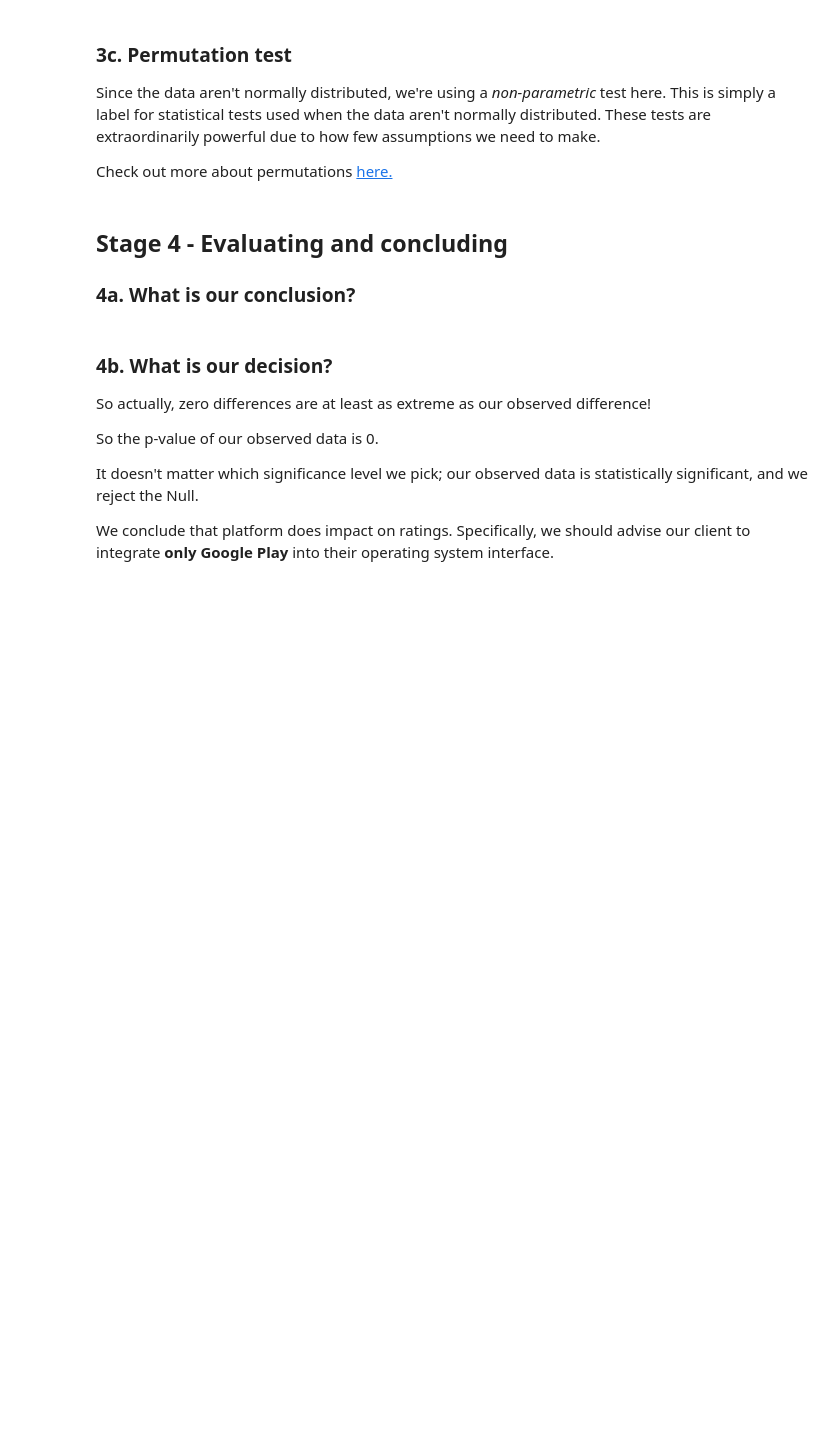
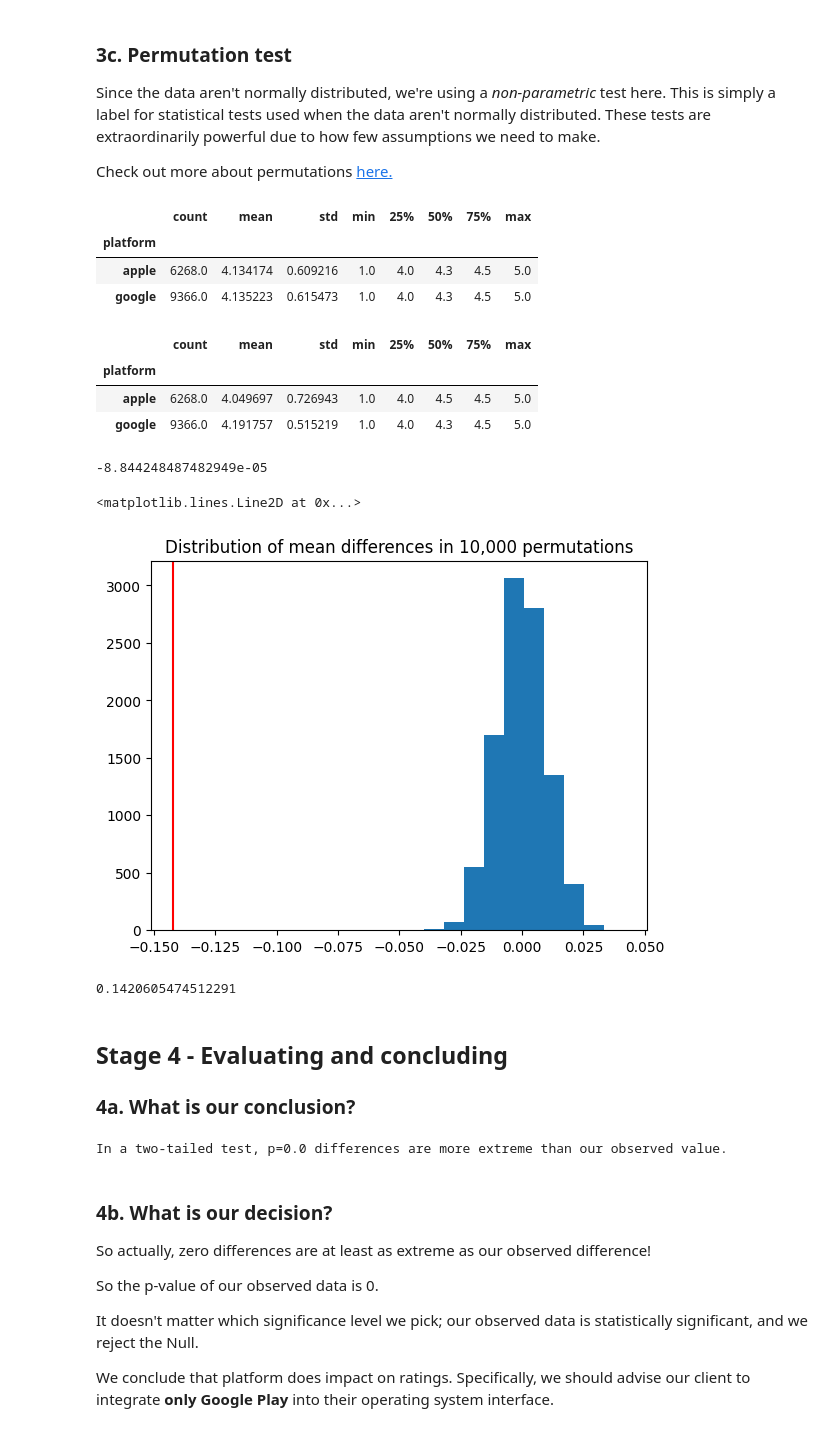
Before and after one commit to msc2106/springboard-data-science, a Jupyter notebook: app_project/Springboard Apps project - Tier 3 - Complete.ipynb, the cells around one changed output. Drawn from its saved outputs; the diff is of its cells as text; code cells hidden in the pictures; blank space fills up the shorter version.

```diff
--- a/app_project/Springboard Apps project - Tier 3 - Complete.ipynb
+++ b/app_project/Springboard Apps project - Tier 3 - Complete.ipynb
@@ -441,15 +494,27 @@ Since the data aren't normally distributed, we're using a *non-parametric* test
 
 Check out more about permutations [here.](http://rasbt.github.io/mlxtend/user_guide/evaluate/permutation_test/)
 # %%
+rng = np.random.default_rng(50)
+
 # Create a column called `Permutation1`, and assign to it the result of permuting (shuffling) the Rating column
 # This assignment will use our numpy object's random.permutation() method
-_ _ _
+df['Permutation1'] = rng.permutation(df.Rating)
 
 # Call the describe() method on our permutation grouped by 'platform'.
-_ _ _
+df.groupby('platform').Permutation1.describe()
+# %% [output]
+|  | count | mean | std | min | 25% | 50% | 75% | max |
+| platform |  |  |  |  |  |  |  |  |
+| apple | 6268.0 | 4.134174 | 0.609216 | 1.0 | 4.0 | 4.3 | 4.5 | 5.0 |
+| google | 9366.0 | 4.135223 | 0.615473 | 1.0 | 4.0 | 4.3 | 4.5 | 5.0 |
 # %%
 # Lets compare with the previous analytical summary:
-_ _ _
+df.groupby('platform').Rating.describe()
+# %% [output]
+|  | count | mean | std | min | 25% | 50% | 75% | max |
+| platform |  |  |  |  |  |  |  |  |
+| apple | 6268.0 | 4.049697 | 0.726943 | 1.0 | 4.0 | 4.5 | 4.5 | 5.0 |
+| google | 9366.0 | 4.191757 | 0.515219 | 1.0 | 4.0 | 4.3 | 4.5 | 5.0 |
 # %%
 # The difference in the means for Permutation1 (0.001103) now looks hugely different to our observed difference of 0.14206.
 # It's sure starting to look like our observed difference is significant, and that the Null is false; platform does impact on ratings
@@ -457,24 +522,38 @@ _ _ _
 # Let's create a vector with the differences - that will be the distibution of the Null.
 
 # First, make a list called difference.
-_ _ _
-
 # Now make a for loop that does the following 10,000 times:
 # 1. makes a permutation of the 'Rating' as you did above
 # 2. calculates the difference in the mean rating for apple and the mean rating for google.
-_ _ _
+
+def permute_plat_diff(df, rng):
+    permute_ratings = rng.permutation(df.Rating)
+    difference = permute_ratings[df.platform=='apple'].mean() - permute_ratings[df.platform=='google'].mean()
+    return difference
+
+difference = np.array([permute_plat_diff(df, rng) for _ in range(10000)])
+np.mean(difference)
+# %% [output]
+-8.844248487482949e-05
 # %%
 # Make a variable called 'histo', and assign to it the result of plotting a histogram of the difference list.
-_ _ _
+hist = plt.hist(difference)
+plt.title("Distribution of mean differences in 10,000 permutations");
+plt.axvline(apple_ratings.mean() - google_ratings.mean(), color='red')
+# %% [output]
+<matplotlib.lines.Line2D at 0x...>
+[figure, added]
 # %%
 # Now make a variable called obs_difference, and assign it the result of the mean of our 'apple' variable and the mean of our 'google variable'
-_ _ _
+obs_difference = apple_ratings.mean() - google_ratings.mean()
 
 # Make this difference absolute with the built-in abs() function.
-_ _ _
+obs_difference = abs(obs_difference)
 
 # Print out this value; it should be 0.1420605474512291.
-_ _ _
+print(obs_difference)
+# %% [output]
+0.1420605474512291
 # %% [markdown]
 ## Stage 4 -  Evaluating and concluding
 ### 4a. What is our conclusion?
@@ -488,7 +567,9 @@ As a result, we're going to count how many of the differences in our difference
 
 If less than or equal to 5% of them are, then we will reject the Null.
 '''
-_ _ _
+print(f'In a two-tailed test, p={(np.abs(difference) >= obs_difference).mean()} differences are more extreme than our observed value.')
+# %% [output]
+In a two-tailed test, p=0.0 differences are more extreme than our observed value.
 # %% [markdown]
 ### 4b. What is our decision?
 So actually, zero differences are at least as extreme as our observed difference!
```
Also changed, not shown: parts of 13 cells of this notebook.
